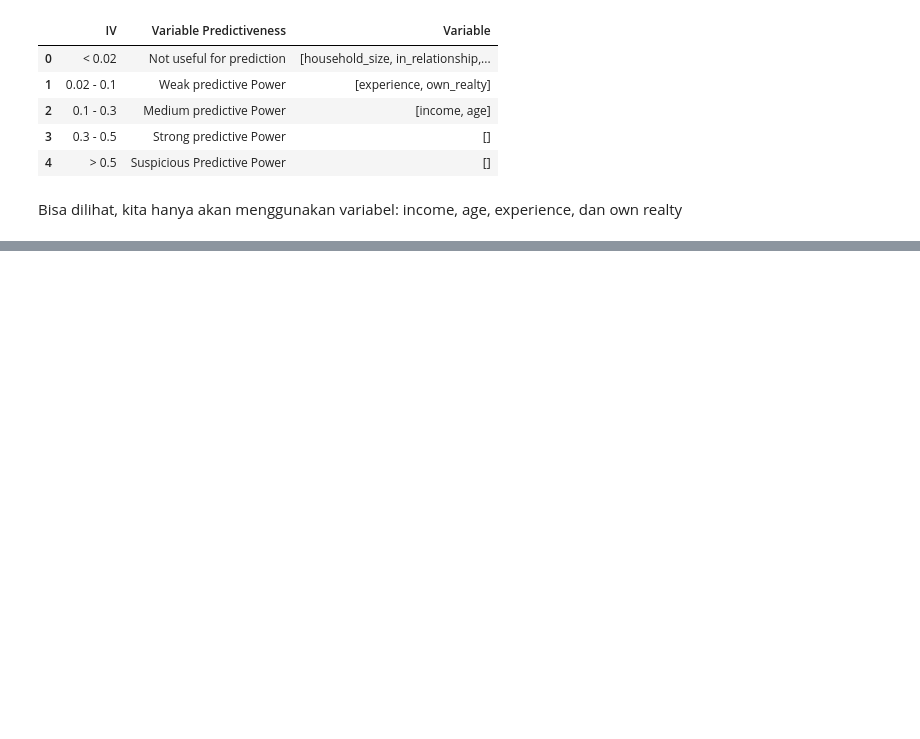
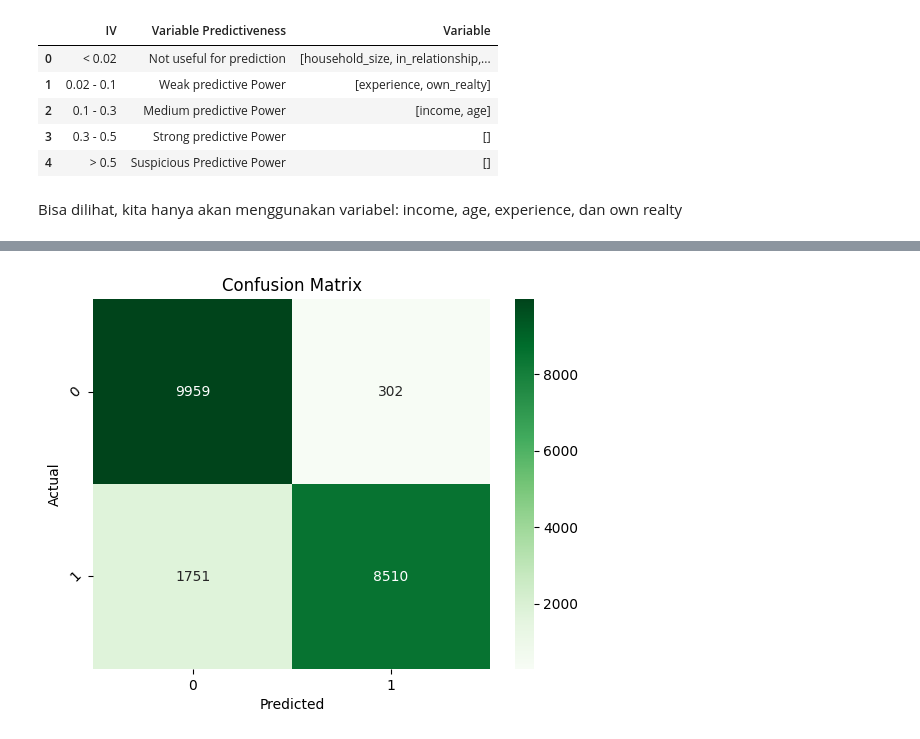
Before and after one commit to fadelakbarputra19/Credit-Card-Approval-Prediction, a Jupyter notebook: Credist Risk Analysist.ipynb, the cells around one changed output, grey strips where cells are left out. Cells and saved outputs as stored; diff of their text form; code cells hidden in the pictures; blank space fills up the shorter version.

```diff
--- a/Credist Risk Analysist.ipynb
+++ b/Credist Risk Analysist.ipynb
@@ -1027,0 +1117,3 @@ accuracy_score(y_test, y_predict)
+# %%
+X_balanced, y_balanced = oversample.fit_resample(X_train, y_train)
+X_test_balanced, y_test_balanced = oversample.fit_resample(X_test, y_test)
@@ -1027,0 +1178,16 @@ accuracy_score(y_test, y_predict)
+# %%
+from sklearn.model_selection import GridSearchCV
+from tqdm import tqdm
+
+score = []
+
+for model_name, parameter in tqdm(model_params.items()):
+    Grid = GridSearchCV(parameter['model'], parameter['params'], cv=5, return_train_score=False)
+    Grid.fit(X_balanced, y_balanced)
+    score.append({
+        'model': model_name,
+        'best-score': Grid.best_score_,
+        'best-parameter': Grid.best_params_
+    })
+
+evaluasi = pd.DataFrame(score, columns=['model', 'best-score', 'best-parameter'])
@@ -1027,0 +1218,3 @@ accuracy_score(y_test, y_predict)
+# %%
+model = XGBClassifier(base_score=0.5, booster='gbtree', learning_rate=0.1, n_estimators=500)
+model.fit(X_balanced, y_balanced)
@@ -1027,0 +1233,20 @@ accuracy_score(y_test, y_predict)
+# %%
+y_predict = model.predict(X_test_balanced)
+# %%
+#Result (Confusion Matric)
+target_names = ['0','1']
+
+import seaborn as sn
+from sklearn.metrics import confusion_matrix
+confusion_mtx = confusion_matrix(y_test_balanced, y_predict)
+
+ax = plt.axes()
+sn.heatmap(confusion_mtx, annot=True,ax=ax, cmap=plt.cm.Greens,fmt="d")
+ax.set_title('Confusion Matrix')
+ax.set_xticklabels(target_names)
+ax.set_yticklabels(target_names,rotation = 45)
+plt.xlabel('Predicted')
+plt.ylabel('Actual')
+plt.show()
+# %% [output]
+[figure, added]
```
Also changed, not shown: parts of 70 cells of this notebook.
